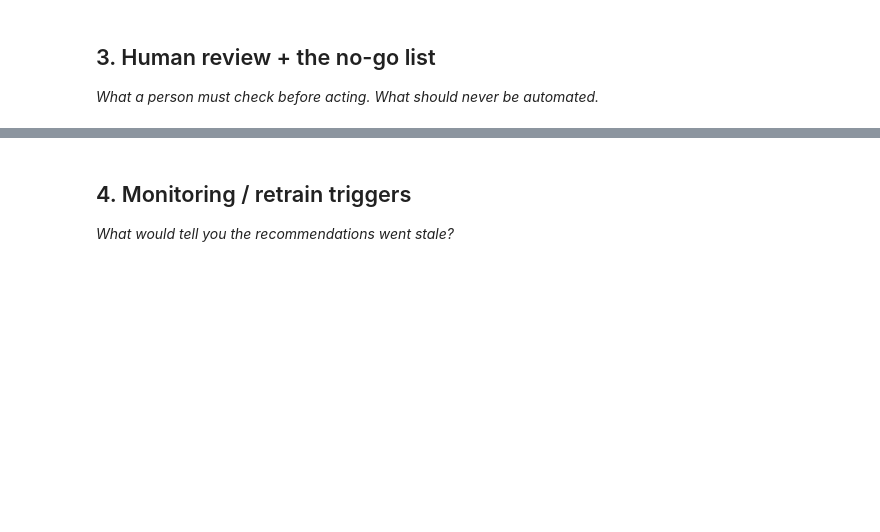
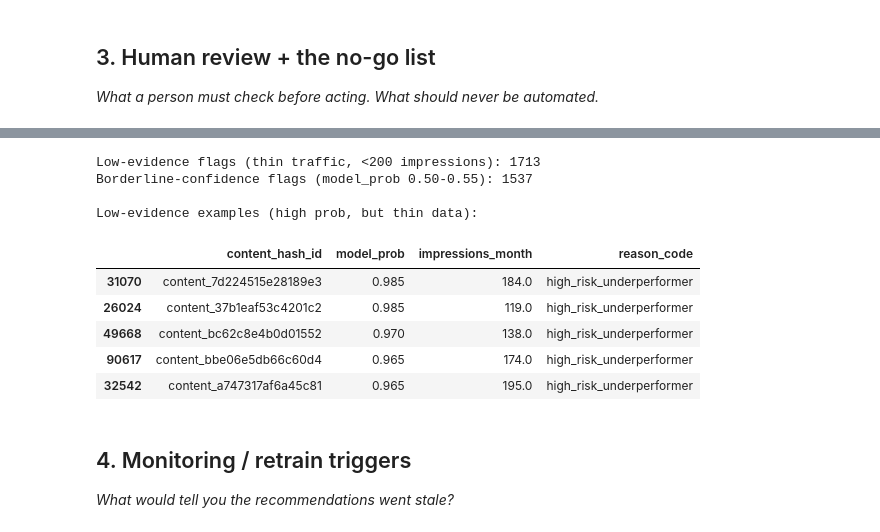
Before and after one commit to nooragab/flyrank-ml-internship, a Jupyter notebook: work/notebooks/w07_action_playbook.ipynb, the cells around one changed output, grey strips where cells are left out. Cells and saved outputs as stored; diff of their text form; code cells hidden in the pictures; blank space fills up the shorter version.

```diff
--- a/work/notebooks/w07_action_playbook.ipynb
+++ b/work/notebooks/w07_action_playbook.ipynb
@@ -30,3 +217,23 @@ This skeleton is yours to fill. Work the sections **in order** — each one has
+# %%
+low_evidence = playbook_queue[playbook_queue["impressions_month"] < 200]
+borderline_confidence = playbook_queue[playbook_queue["model_prob"].between(0.5, 0.55)]
+
+print(f"Low-evidence flags (thin traffic, <200 impressions): {len(low_evidence)}")
+print(f"Borderline-confidence flags (model_prob 0.50-0.55): {len(borderline_confidence)}")
+
+print("\nLow-evidence examples (high prob, but thin data):")
+low_evidence[["content_hash_id", "model_prob", "impressions_month", "reason_code"]].head(5)
+# %% [output]
+Low-evidence flags (thin traffic, <200 impressions): 1713
+Borderline-confidence flags (model_prob 0.50-0.55): 1537
+
+Low-evidence examples (high prob, but thin data):
+|  | content_hash_id | model_prob | impressions_month | reason_code |
+| 31070 | content_7d224515e28189e3 | 0.985 | 184.0 | high_risk_underperformer |
+| 26024 | content_37b1eaf53c4201c2 | 0.985 | 119.0 | high_risk_underperformer |
+| 49668 | content_bc62c8e4b0d01552 | 0.970 | 138.0 | high_risk_underperformer |
+| 90617 | content_bbe06e5db66c60d4 | 0.965 | 174.0 | high_risk_underperformer |
+| 32542 | content_a747317af6a45c81 | 0.965 | 195.0 | high_risk_underperformer |
 # %% [markdown]
 ## 4. Monitoring / retrain triggers
 
```
Also changed, not shown: parts of 18 cells of this notebook.
